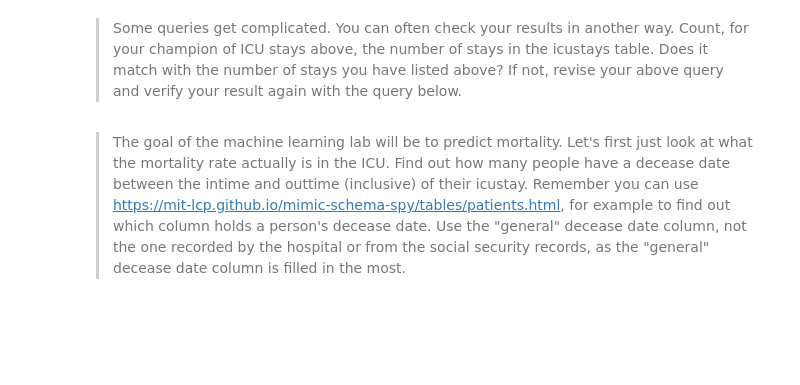
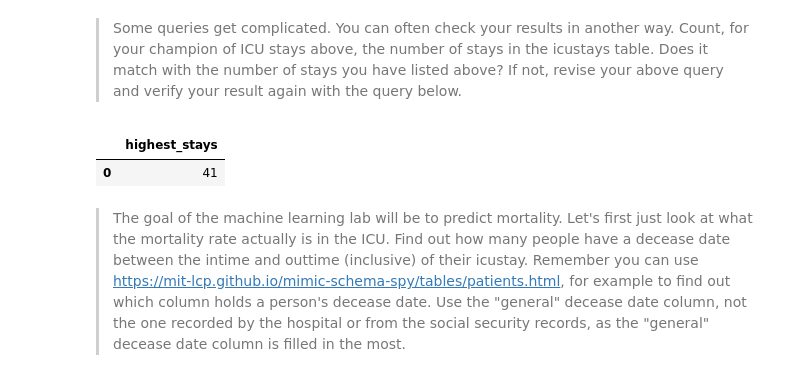
Before and after one commit to cesarz10/Data-Analytics-Healthcare, a Jupyter notebook: Lab_1_SQL.ipynb, the cells around one changed output. Saved outputs shown, nothing was run; the diff lists cells and outputs as text; code cells hidden in the pictures; blank space fills up the shorter version.

```diff
--- a/Lab_1_SQL.ipynb
+++ b/Lab_1_SQL.ipynb
@@ -426,13 +426,18 @@ df_result
 > Some queries get complicated. You can often check your results in another way. Count, for your champion of ICU stays above, the number of stays in the icustays table. Does it match with the number of stays you have listed above? If not, revise your above query and verify your result again with the query below.
 # %%
 query = """
-#+++ your answer here +++
+SELECT COUNT(*) AS highest_stays
+FROM mimiciii.icustays
+WHERE subject_id=13033;
 """
 # YOUR CODE HERE
-raise NotImplementedError()
+# raise NotImplementedError()
 
 df_result = pd.read_sql_query(query, conn)
 df_result
+# %% [output]
+|  | highest_stays |
+| 0 | 41 |
 # %%
 ############################# READ ONLY #############################
 # %% [markdown]
```
Also changed, not shown: parts of 2 cells of this notebook.
